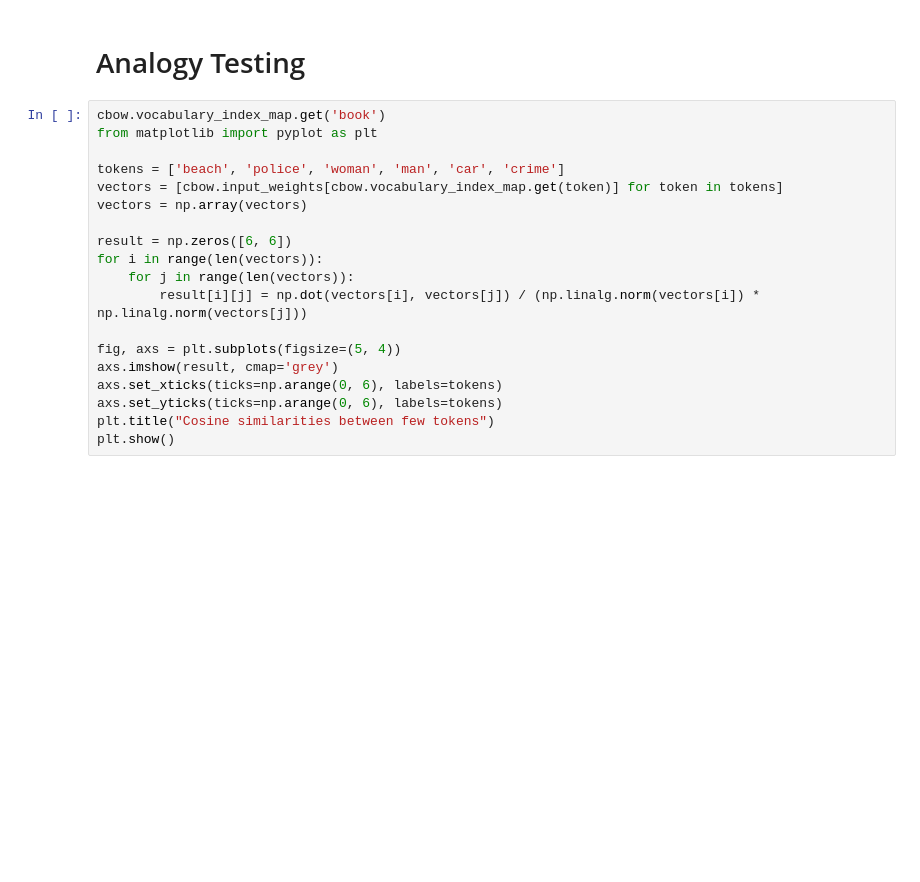
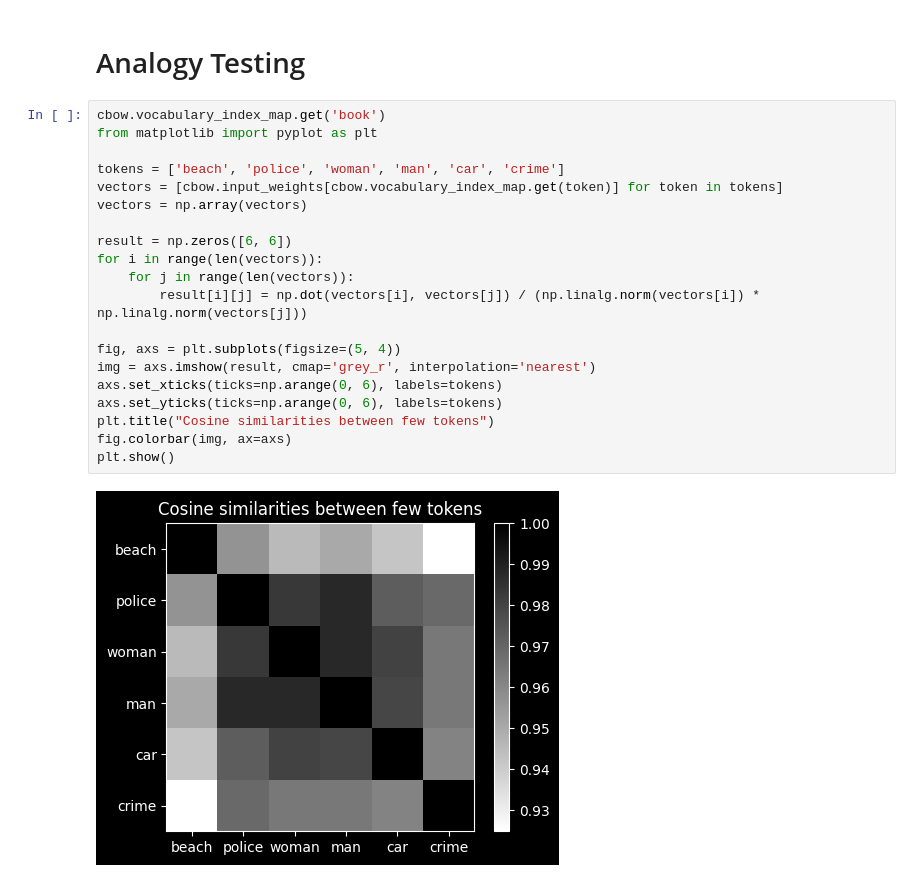
Before and after one commit to IlamaranMagesh/word2vec, a Jupyter notebook: notebooks/experiments.ipynb, the cells around one changed output. Saved outputs shown, nothing was run; the diff lists cells and outputs as text; blank space fills up the shorter version.

```diff
--- a/notebooks/experiments.ipynb
+++ b/notebooks/experiments.ipynb
@@ -304,19 +308,22 @@ Average Loss: 0.271
 # %%
 cbow.vocabulary_index_map.get('book')
 from matplotlib import pyplot as plt
 
 tokens = ['beach', 'police', 'woman', 'man', 'car', 'crime']
 vectors = [cbow.input_weights[cbow.vocabulary_index_map.get(token)] for token in tokens]
 vectors = np.array(vectors)
 
 result = np.zeros([6, 6])
 for i in range(len(vectors)):
     for j in range(len(vectors)):
         result[i][j] = np.dot(vectors[i], vectors[j]) / (np.linalg.norm(vectors[i]) * np.linalg.norm(vectors[j]))
 
 fig, axs = plt.subplots(figsize=(5, 4))
-axs.imshow(result, cmap='grey')
+img = axs.imshow(result, cmap='grey_r', interpolation='nearest')
 axs.set_xticks(ticks=np.arange(0, 6), labels=tokens)
 axs.set_yticks(ticks=np.arange(0, 6), labels=tokens)
 plt.title("Cosine similarities between few tokens")
+fig.colorbar(img, ax=axs)
 plt.show()
+# %% [output]
+[figure, added]
```
Also changed, not shown: parts of 2 cells of this notebook, 1 other file.
